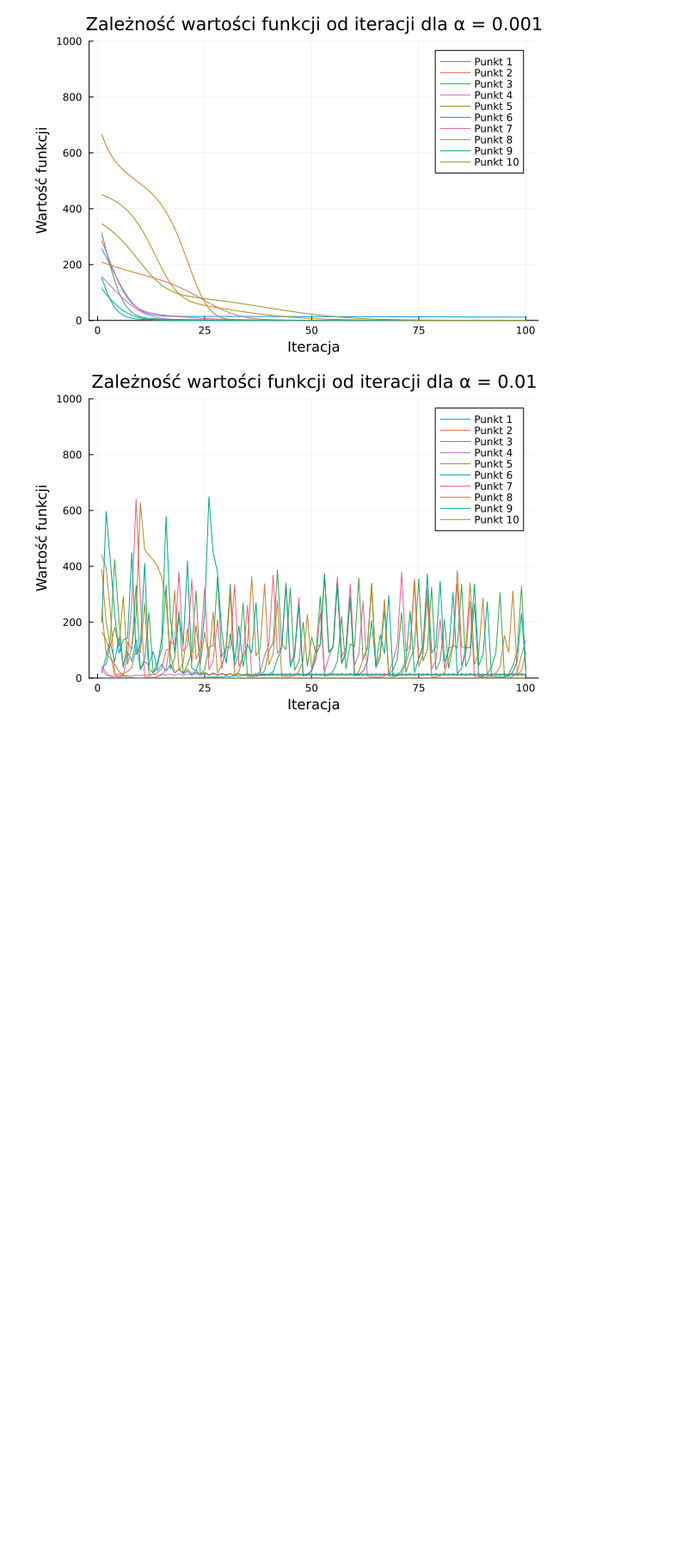
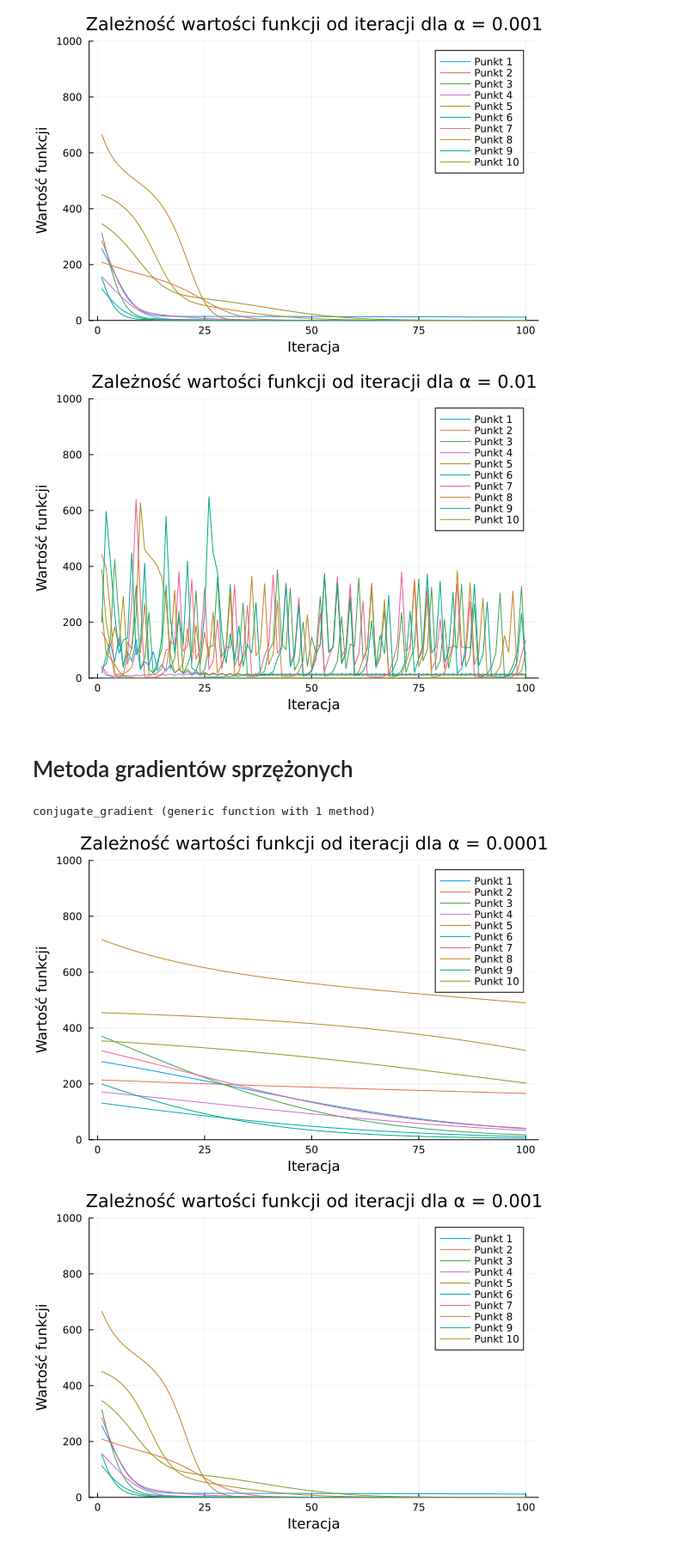
Before and after one commit to kKedaRr3/Metody-i-Algorytmy-Optymalizacji, a Jupyter notebook: lab02/zad2.ipynb, the cells around one changed output. Shown at 86% size. Cells and saved outputs as stored; diff of their text form; code cells hidden in the pictures; blank space fills up the shorter version.

```diff
--- a/lab02/zad2.ipynb
+++ b/lab02/zad2.ipynb
@@ -135,3 +135,62 @@ end
 [figure]
 [figure]
 [figure]
+# %% [markdown]
+# Metoda gradientów sprzężonych
+# %%
+function conjugate_gradient(fun, fun_grad, constr, constr_grad, x, y, α, iterations, b, μ)
+    cost_history = []
+    grad_x, grad_y = penalty_gradient(fun_grad, constr, constr_grad, x, y, b, μ)
+    d_x, d_y = -grad_x, -grad_y
+    # push!(cost_history, penalty_function(fun, constr, x, y, b, μ))
+
+    for k in 1:iterations
+        old_grad_x, old_grad_y = grad_x, grad_y
+        old_d_x, old_d_y = d_x, d_y
+
+        x += α * d_x
+        y += α * d_y
+
+        grad_x, grad_y = penalty_gradient(fun_grad, constr, constr_grad, x, y, b, μ)
+
+        beta = (grad_x*(grad_x - old_grad_x) + grad_y*(grad_y - old_grad_y)) / (old_grad_x^2 + old_grad_y^2)
+
+        d_x = -grad_x + beta * old_d_x
+        d_y = -grad_y + beta * old_d_y
+
+        push!(cost_history, penalty_function(fun, constr, x, y, b, μ))
+    end
+
+    return x, y, cost_history
+end
+# %% [output]
+conjugate_gradient (generic function with 1 method)
+# %%
+# Parametry
+Random.seed!(42)
+num_points = 10
+start_points = [(rand(Uniform(-5, 5)), rand(Uniform(-5, 5))) for _ in 1:num_points]
+α_values = [0.0001, 0.001, 0.002]  # Różne wartości kroku
+iterations = 100
+b = -10  # Stała b dobrana tak, aby minima lokalne nie spełniały ograniczenia
+μ = 2  # Parametr kary
+
+# Optymalizacja i rysowanie wykresów
+for α in α_values
+    all_cost_histories = []
+
+    for (x0, y0) in start_points
+        x_opt, y_opt, cost_history = conjugate_gradient(himmelblau, himmelblau_gradient, constraint, constraint_grad, x0, y0, α, iterations, b, μ)
+        push!(all_cost_histories, cost_history)
+    end
+
+    plt = plot(1:iterations, all_cost_histories[1], label="Punkt 1", xlabel="Iteracja", ylabel="Wartość funkcji", title="Zależność wartości funkcji od iteracji dla α = $α", ylim=(0, 1000))
+    for i in 2:num_points
+        plot!(plt, 1:iterations, all_cost_histories[i], label="Punkt $i")
+    end
+
+    display(plt)
+end
+# %% [output]
+[figure, added]
+[figure, added]
```
Also changed, not shown: parts of 1 cell of this notebook.
